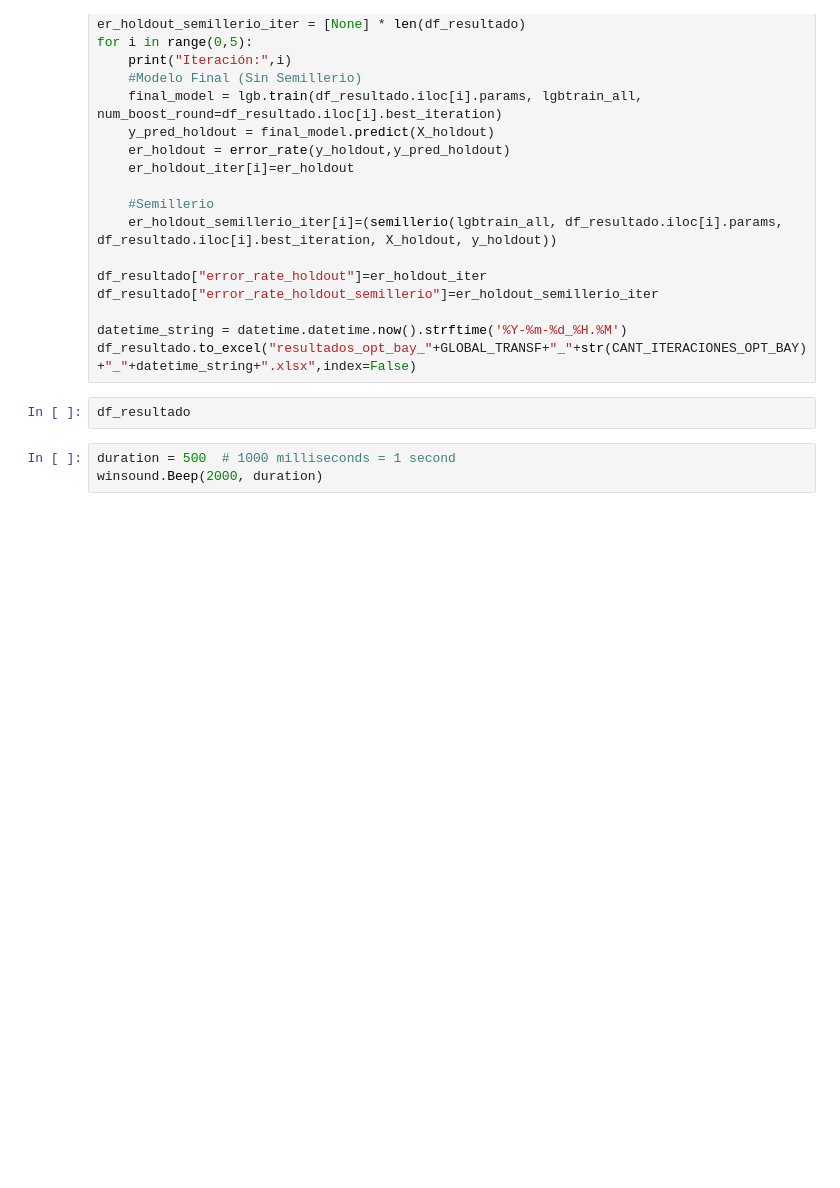
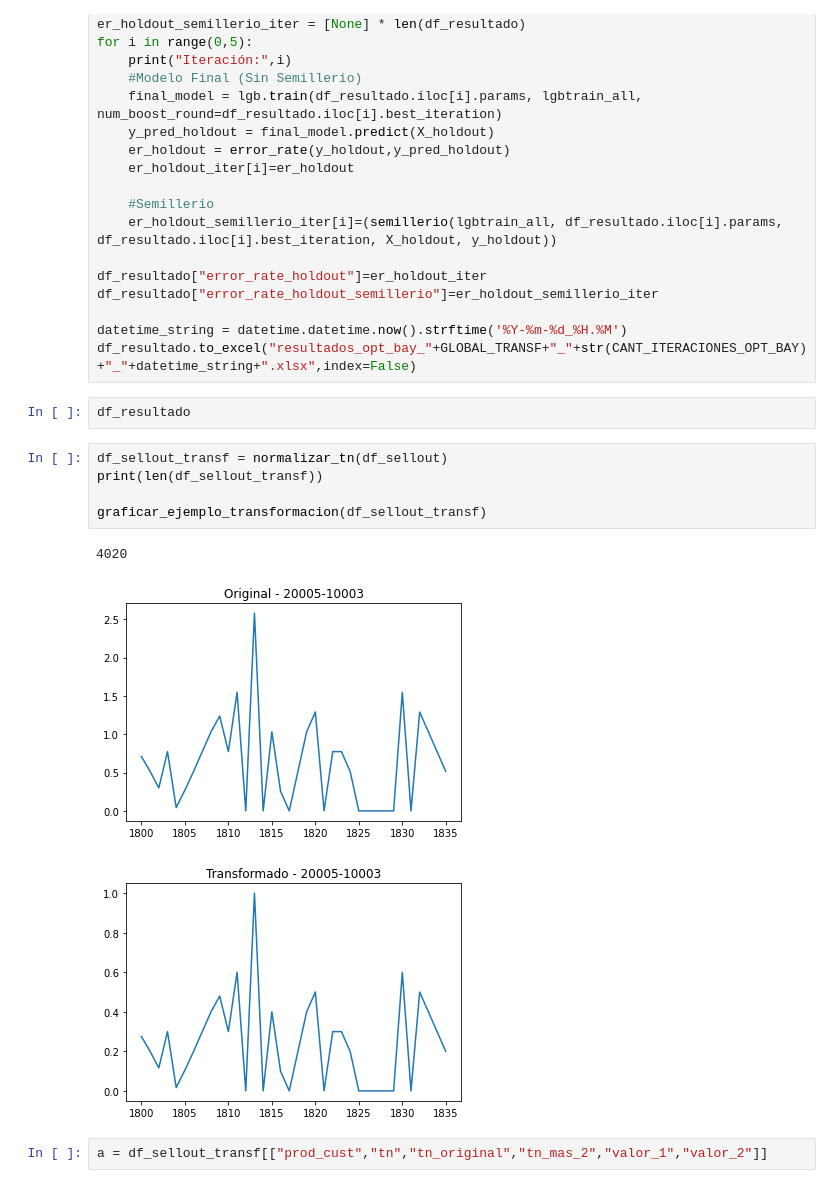
Before and after one commit to castrodiego/labo3_empresa3, a Jupyter notebook: code/03_a_lightgbm_transf_opt_bay.ipynb, the cells around one changed output. Cells and saved outputs as stored; diff of their text form; blank space fills up the shorter version.

```diff
--- a/code/03_a_lightgbm_transf_opt_bay.ipynb
+++ b/code/03_a_lightgbm_transf_opt_bay.ipynb
@@ -609,6 +581,14 @@ datetime_string = datetime.datetime.now().strftime('%Y-%m-%d_%H.%M')
 df_resultado.to_excel("resultados_opt_bay_"+GLOBAL_TRANSF+"_"+str(CANT_ITERACIONES_OPT_BAY)+"_"+datetime_string+".xlsx",index=False)
 # %%
 df_resultado
-# %%
-duration = 500  # 1000 milliseconds = 1 second
-winsound.Beep(2000, duration)
+# %%
+df_sellout_transf = normalizar_tn(df_sellout)
+print(len(df_sellout_transf))
+
+graficar_ejemplo_transformacion(df_sellout_transf)
+# %% [output]
+4020
+[figure, added]
+[figure, added]
+# %%
+a = df_sellout_transf[["prod_cust","tn","tn_original","tn_mas_2","valor_1","valor_2"]]
```
Also changed, not shown: parts of 8 cells of this notebook, 2 other files.
